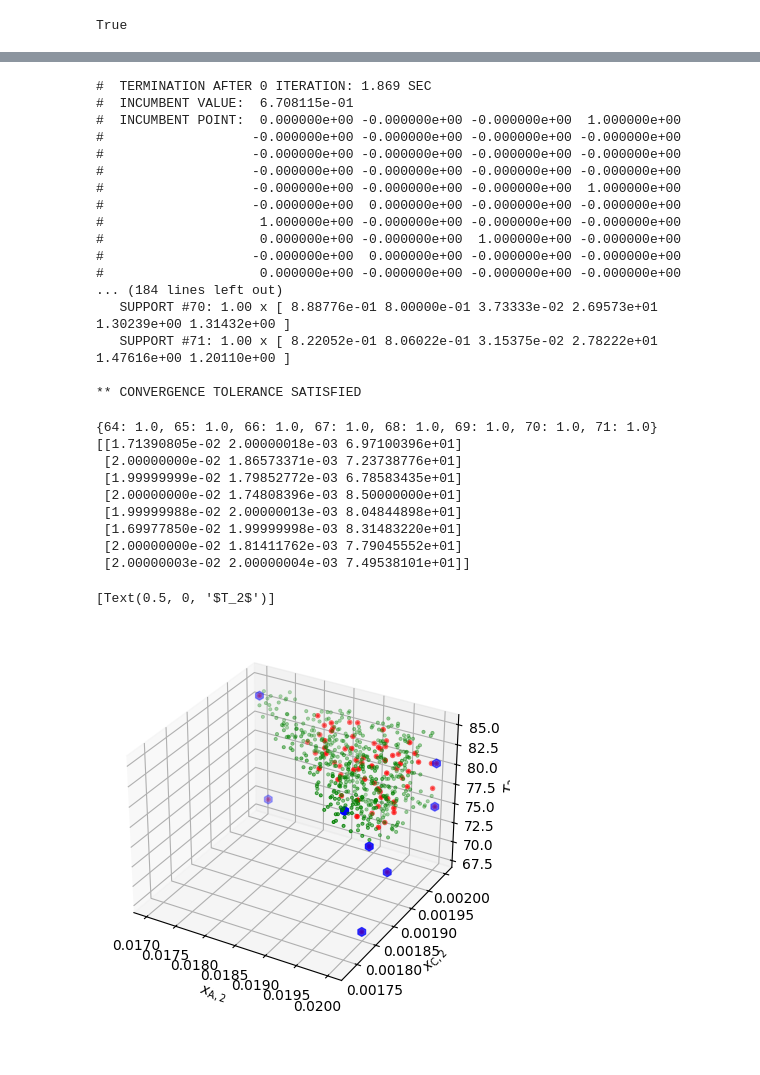
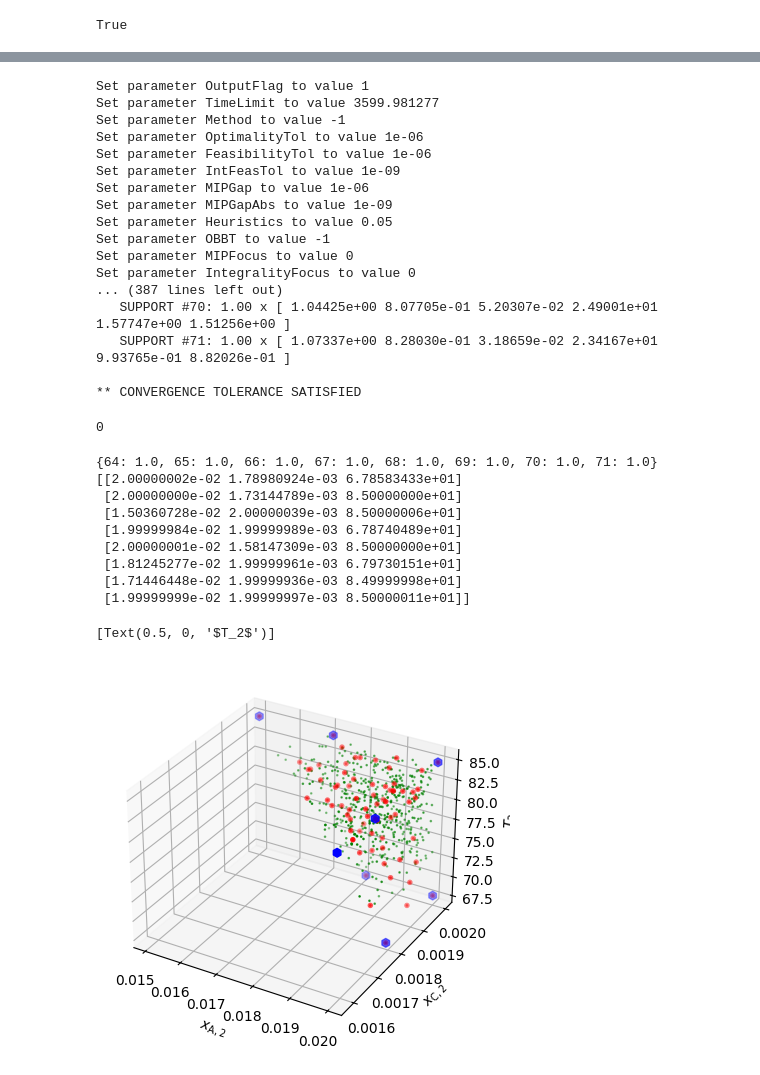
Before and after one commit to omega-icl/magnus, a Jupyter notebook: src/interface/expdes_spread.ipynb, the cells around one changed output, grey strips where cells are left out. Drawn from its saved outputs; the diff is of its cells as text; code cells hidden in the pictures.

```diff
--- a/src/interface/expdes_spread.ipynb
+++ b/src/interface/expdes_spread.ipynb
@@ -263,6 +252,6 @@ Yini = np.array( Yini )
 # Identify min/max output range for scaling
 Ymin = Yini.min(axis=0)
 Ymax = Yini.max(axis=0)
-Yvar = np.sqrt(Ymax-Ymin)
+Yvar = np.power(Ymax-Ymin,2)
 print( Yvar )
 # %% [output]
@@ -300,7 +289,7 @@ ED.options.DISPLEVEL                        = 1
 ED.options.MINLPSLV.DISPLEVEL               = 1
 ED.options.MINLPSLV.MAXITER                 = 100
 ED.options.MINLPSLV.NLPSLV.GRADMETH         = ED.options.MINLPSLV.NLPSLV.FAD;
-ED.options.MINLPSLV.MIPSLV.DISPLEVEL        = 0
+ED.options.MINLPSLV.MIPSLV.DISPLEVEL        = 1
 ED.options.MINLPSLV.MIPSLV.INTEGRALITYFOCUS = 0
 ED.options.MINLPSLV.MIPSLV.INTFEASTOL       = 1e-9
 ED.options.NLPSLV.OPTIMTOL                  = 1e-6
@@ -340,23 +327,24 @@ True
 NEXP = 8
 ED.combined_solve( NEXP )
 # %% [output]
-#  TERMINATION AFTER 0 ITERATION: 1.869 SEC
-#  INCUMBENT VALUE:  6.708115e-01
-#  INCUMBENT POINT:  0.000000e+00 -0.000000e+00 -0.000000e+00  1.000000e+00
-#                   -0.000000e+00 -0.000000e+00 -0.000000e+00 -0.000000e+00
-#                   -0.000000e+00 -0.000000e+00 -0.000000e+00 -0.000000e+00
-#                   -0.000000e+00 -0.000000e+00 -0.000000e+00 -0.000000e+00
-#                   -0.000000e+00 -0.000000e+00 -0.000000e+00  1.000000e+00
-#                   -0.000000e+00  0.000000e+00 -0.000000e+00 -0.000000e+00
-#                    1.000000e+00 -0.000000e+00 -0.000000e+00 -0.000000e+00
-#                    0.000000e+00 -0.000000e+00  1.000000e+00 -0.000000e+00
-#                   -0.000000e+00  0.000000e+00 -0.000000e+00 -0.000000e+00
-#                    0.000000e+00 -0.000000e+00 -0.000000e+00 -0.000000e+00
-... (184 lines left out)
-   SUPPORT #70: 1.00 x [ 8.88776e-01 8.00000e-01 3.73333e-02 2.69573e+01 1.30239e+00 1.31432e+00 ]
-   SUPPORT #71: 1.00 x [ 8.22052e-01 8.06022e-01 3.15375e-02 2.78222e+01 1.47616e+00 1.20110e+00 ]
+Set parameter OutputFlag to value 1
+Set parameter TimeLimit to value 3599.981277
+Set parameter Method to value -1
+Set parameter OptimalityTol to value 1e-06
+Set parameter FeasibilityTol to value 1e-06
+Set parameter IntFeasTol to value 1e-09
+Set parameter MIPGap to value 1e-06
+Set parameter MIPGapAbs to value 1e-09
+Set parameter Heuristics to value 0.05
+Set parameter OBBT to value -1
+Set parameter MIPFocus to value 0
+Set parameter IntegralityFocus to value 0
+... (387 lines left out)
+   SUPPORT #70: 1.00 x [ 1.04425e+00 8.07705e-01 5.20307e-02 2.49001e+01 1.57747e+00 1.51256e+00 ]
+   SUPPORT #71: 1.00 x [ 1.07337e+00 8.28030e-01 3.18659e-02 2.34167e+01 9.93765e-01 8.82026e-01 ]
 
 ** CONVERGENCE TOLERANCE SATISFIED
+0
 # %%
 # Record output samples
 Eopt = ED.effort
@@ -366,25 +354,25 @@ Ysam = np.array( Ysam )
 Yopt = np.array( Yopt )
 print( Eopt, Yopt )
 # %% [output]
-{64: 1.0, 65: 1.0, 66: 1.0, 67: 1.0, 68: 1.0, 69: 1.0, 70: 1.0, 71: 1.0} [[1.71390805e-02 2.00000018e-03 6.97100396e+01]
- [2.00000000e-02 1.86573371e-03 7.23738776e+01]
- [1.99999999e-02 1.79852772e-03 6.78583435e+01]
- [2.00000000e-02 1.74808396e-03 8.50000000e+01]
- [1.99999988e-02 2.00000013e-03 8.04844898e+01]
- [1.69977850e-02 1.99999998e-03 8.31483220e+01]
- [2.00000000e-02 1.81411762e-03 7.79045552e+01]
- [2.00000003e-02 2.00000004e-03 7.49538101e+01]]
+{64: 1.0, 65: 1.0, 66: 1.0, 67: 1.0, 68: 1.0, 69: 1.0, 70: 1.0, 71: 1.0} [[2.00000002e-02 1.78980924e-03 6.78583433e+01]
+ [2.00000000e-02 1.73144789e-03 8.50000000e+01]
+ [1.50360728e-02 2.00000039e-03 8.50000006e+01]
+ [1.99999984e-02 1.99999989e-03 6.78740489e+01]
+ [2.00000001e-02 1.58147309e-03 8.50000000e+01]
+ [1.81245277e-02 1.99999961e-03 6.79730151e+01]
+ [1.71446448e-02 1.99999936e-03 8.49999998e+01]
+ [1.99999999e-02 1.99999997e-03 8.50000011e+01]]
 # %%
 from mpl_toolkits import mplot3d
 
 fig = plt.figure()
 ax = plt.axes(projection='3d')
-ax.scatter(Yini[:,0], Yini[:,1], Yini[:,2], marker='.', s=3, c='g', linewidth=2);
+ax.scatter(Yini[:,0], Yini[:,1], Yini[:,2], marker='.', s=3, c='g', linewidth=1);
 ax.scatter(Ysam[:,0], Ysam[:,1], Ysam[:,2], marker='.', s=15, c='r', linewidth=2);
 ax.scatter(Yopt[:,0], Yopt[:,1], Yopt[:,2], s=40, c='b', marker="h", linewidth=1);
 ax.set(xlabel="$x_{{\\sf A},2}$")
 ax.set(ylabel="$x_{{\\sf C},2}$")
 ax.set(zlabel="$T_2$")
 # %% [output]
 [Text(0.5, 0, '$T_2$')]
-[figure, old version]
+[figure, new version]
```
Also changed, not shown: parts of 4 cells of this notebook, 10 other files.
